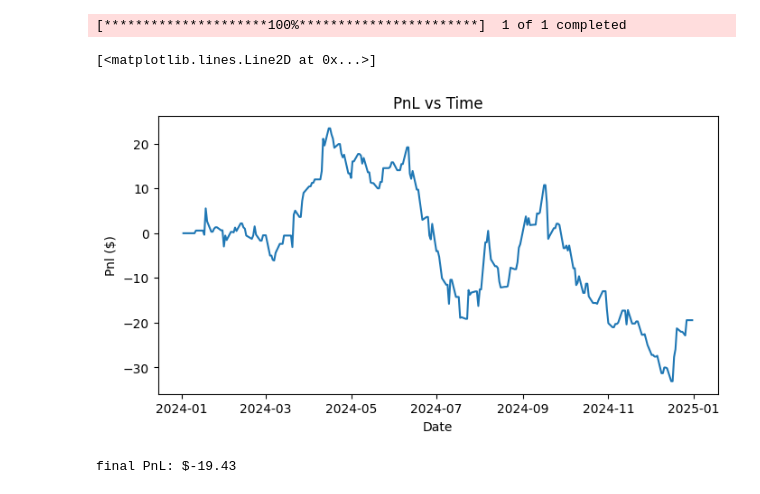
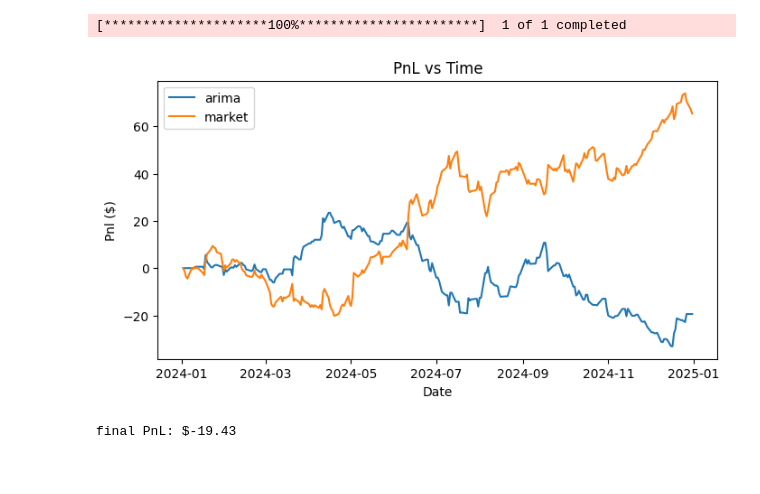
Before and after one commit to Boiler-Quant/f25-onboarding, a Jupyter notebook: Chenxi Zhang/algo.ipynb, the cells around one changed output. Cells and saved outputs as stored; diff of their text form; code cells hidden in the pictures.

```diff
--- a/Chenxi Zhang/algo.ipynb
+++ b/Chenxi Zhang/algo.ipynb
@@ -83,13 +83,15 @@ for date, row in backtest_data.iterrows():
 # %%
 import matplotlib.pyplot as plt
 plt.figure(figsize=(8, 4))
 plt.title('PnL vs Time')
 plt.xlabel('Date')
 plt.ylabel('Pnl ($)')
-plt.plot(backtest_data['cash'] + backtest_data['pos'] * backtest_data['Close']['AAPL'])
+plt.plot(backtest_data['cash'] + backtest_data['pos'] * backtest_data['Close']['AAPL'], label='arima')
+plt.plot(backtest_data['Close']['AAPL'] - backtest_data['Close']['AAPL'][0], label='market')
+plt.legend()
+plt.show()
 # %% [output]
-[<matplotlib.lines.Line2D at 0x...>]
-[figure, old version]
+[figure, new version]
 # %%
 print(f'final PnL: ${cash + old_pos * backtest_data['Close']['AAPL'][-1]:.2f}')
 # %% [output]
```
